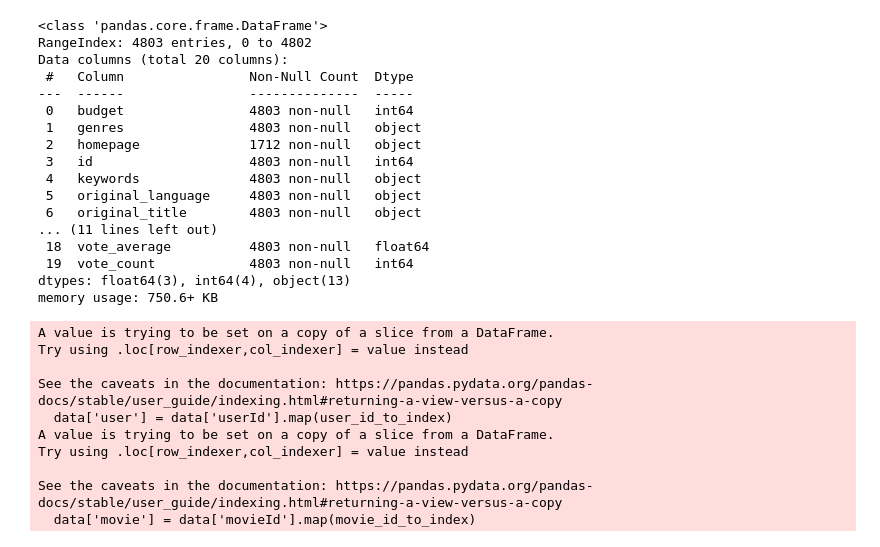
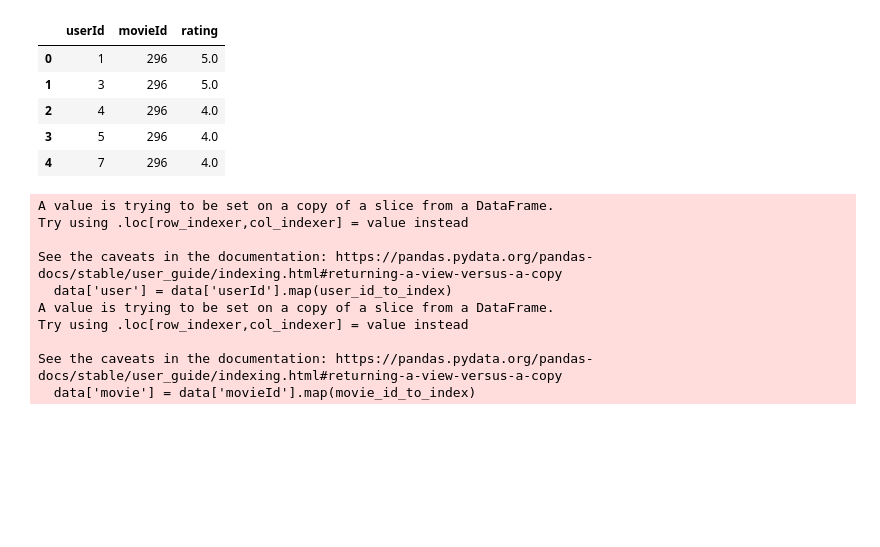
Before and after one commit to TranDucLongAIDHSPKTHY/DemoMovies, a Jupyter notebook: Recommendation_systems_for_Movies_using_Deep_Learning.ipynb, the cells around one changed output. Drawn from its saved outputs; the diff is of its cells as text; code cells hidden in the pictures; blank space fills up the shorter version.

```diff
--- a/Recommendation_systems_for_Movies_using_Deep_Learning.ipynb
+++ b/Recommendation_systems_for_Movies_using_Deep_Learning.ipynb
@@ -54,20 +96,0 @@ movies.head(3)
-# %%
-movies.info()
-# %% [output]
-<class 'pandas.core.frame.DataFrame'>
-RangeIndex: 4803 entries, 0 to 4802
-Data columns (total 20 columns):
- #   Column                Non-Null Count  Dtype
----  ------                --------------  -----
- 0   budget                4803 non-null   int64
- 1   genres                4803 non-null   object
- 2   homepage              1712 non-null   object
- 3   id                    4803 non-null   int64
- 4   keywords              4803 non-null   object
- 5   original_language     4803 non-null   object
- 6   original_title        4803 non-null   object
-... (11 lines left out)
- 18  vote_average          4803 non-null   float64
- 19  vote_count            4803 non-null   int64
-dtypes: float64(3), int64(4), object(13)
-memory usage: 750.6+ KB
@@ -84,4 +103,13 @@ merged = pd.merge(ratings, movies, left_on='movieId', right_on='id')
 data = merged[['userId', 'movieId', 'rating']]
+# %%
+data.head()
+# %% [output]
+|  | userId | movieId | rating |
+| 0 | 1 | 296 | 5.0 |
+| 1 | 3 | 296 | 5.0 |
+| 2 | 4 | 296 | 4.0 |
+| 3 | 5 | 296 | 4.0 |
+| 4 | 7 | 296 | 4.0 |
 # %%
 # Tạo từ điển chứa movie_id và tiêu đề của phim từ dataset đã kết hợp
 #movie_id_to_title = dict(zip(merged['id'], merged['title_x']))
```
Also changed, not shown: parts of 36 cells of this notebook.
